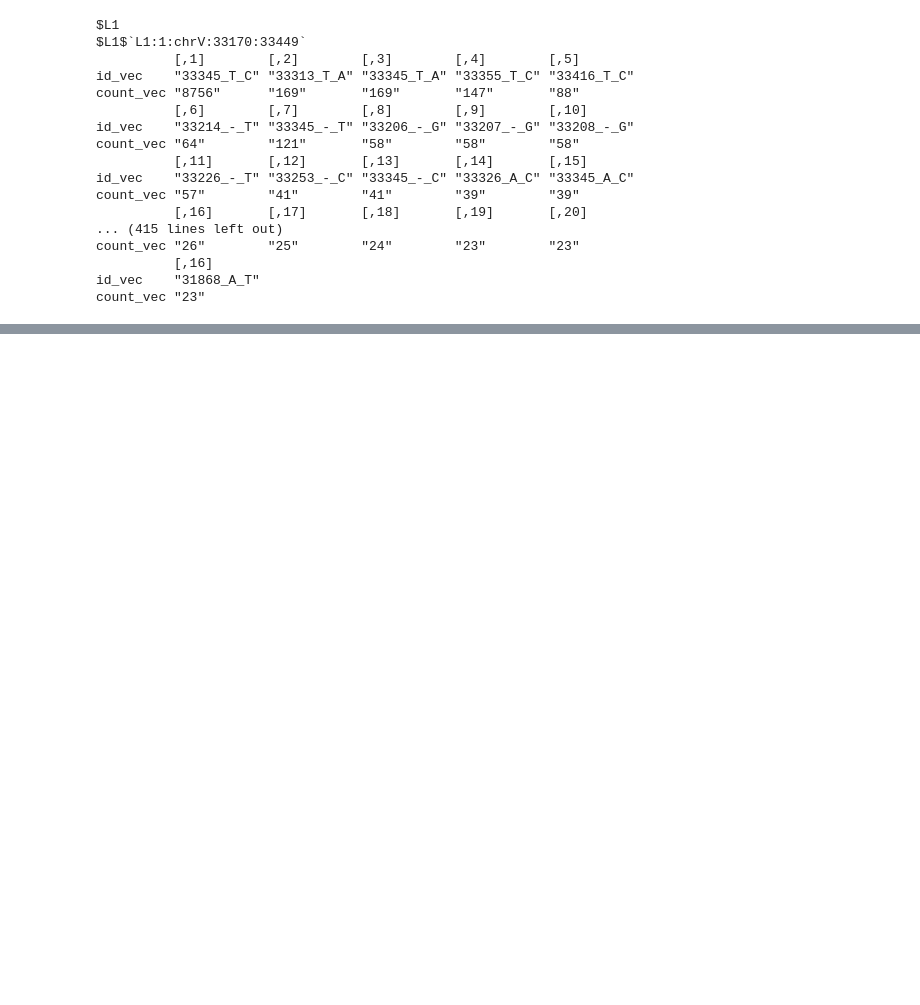
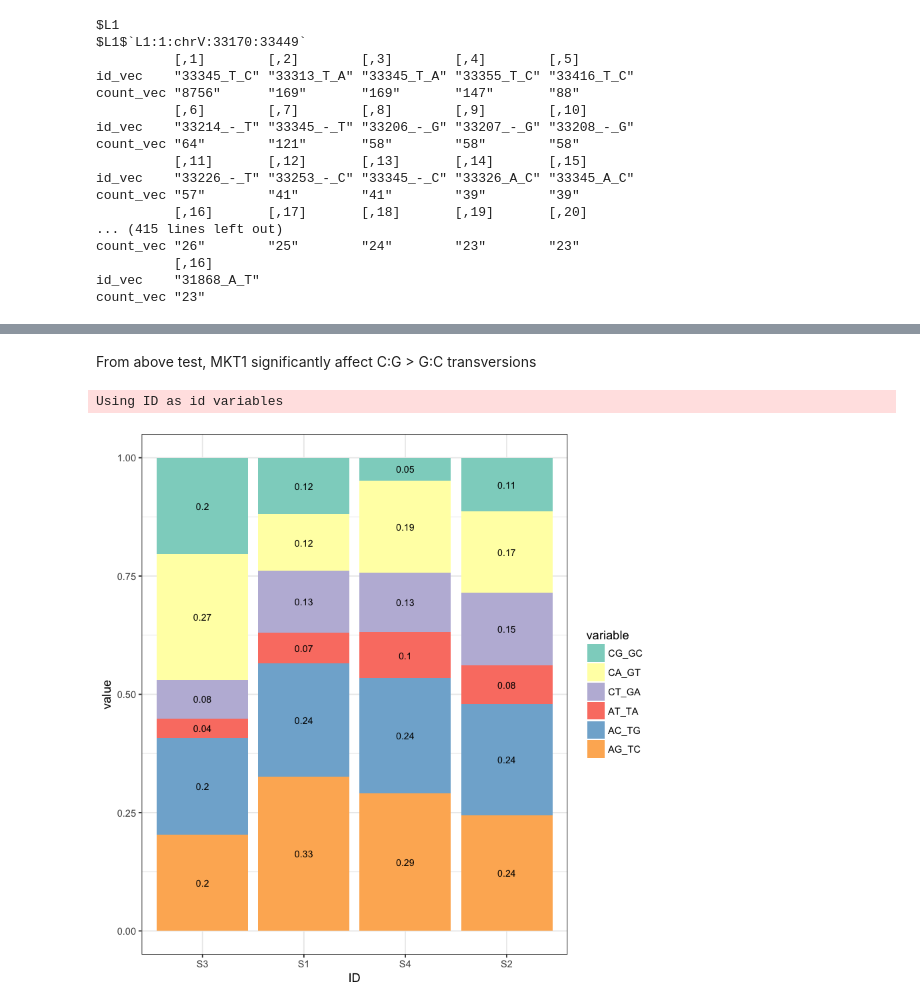
Before and after one commit to gouliangke/Mutation-rate, a Jupyter notebook: mutation_spectrum/mutation_spectrum.ipynb, the cells around one changed output, grey strips where cells are left out. Saved outputs shown, nothing was run; the diff lists cells and outputs as text; code cells hidden in the pictures; blank space fills up the shorter version.

Commit message:
update figure

```diff
--- a/mutation_spectrum/mutation_spectrum.ipynb
+++ b/mutation_spectrum/mutation_spectrum.ipynb
@@ -146,0 +97,11 @@ Using ID as id variables
+# %%
+selected_mutation_type = grep("N", colnames(count_mat), invert=T)
+count_mat_tmp=count_mat[,selected_mutation_type]
+count_mat_new=data.frame(
+                         CG_GC = count_mat_tmp$C_G+count_mat_tmp$G_C,
+                         CA_GT = count_mat_tmp$C_A+count_mat_tmp$G_T,
+                         CT_GA = count_mat_tmp$C_T+count_mat_tmp$G_A,
+                         AT_TA = count_mat_tmp$A_T+count_mat_tmp$T_A,
+                         AC_TG = count_mat_tmp$A_C+count_mat_tmp$T_G,
+                         AG_TC = count_mat_tmp$A_G+count_mat_tmp$T_C
+)
@@ -146,0 +128,16 @@ Using ID as id variables
+# %%
+count_mat_new3 = as.matrix(count_mat_new)
+
+count_effectRAD5 = data.frame(RM = as.vector(count_mat_new3[1,]+count_mat_new3[2,]),
+                              BY = as.vector(count_mat_new3[3,]+count_mat_new3[4,]),
+                              ID = c("CG_GC", "CA_GT", "CT_GA", "AT_TA","AC_TG","AG_TC") )
+
+## "CG_GC" "CA_GT" "CT_GA" "AT_TA" "AC_TG" "AG_TC"
+group_total = as.numeric(colSums(count_effectRAD5[,1:2]))
+
+prop.test(as.numeric(count_effectRAD5[1,1:2]), group_total)
+prop.test(as.numeric(count_effectRAD5[2,1:2]), group_total)
+prop.test(as.numeric(count_effectRAD5[3,1:2]), group_total)
+prop.test(as.numeric(count_effectRAD5[4,1:2]), group_total)
+prop.test(as.numeric(count_effectRAD5[5,1:2]), group_total)
+prop.test(as.numeric(count_effectRAD5[6,1:2]), group_total)
@@ -146,0 +283,17 @@ Using ID as id variables
+# %% [markdown]
+From above test, MKT1 significantly affect C:G > G:C transversions
+# %%
+group_total = apply(count_mat_new3, 1, sum)
+count_mat_new2 = count_mat_new/group_total
+count_mat_new2$ID = count_mat$ID
+df = melt(count_mat_new2)
+
+#order x axis by mutation rate from low to high
+p=ggplot(data=df, aes(x=ID, y=value, fill=variable)) + geom_bar(stat="identity", position="stack") +
+  scale_fill_brewer(palette = "Set3") + scale_x_discrete(limits=c('S3', 'S1', 'S4', 'S2') ) +
+  geom_text(aes(label=round(value,2)), size =3, position = position_stack(vjust = 0.5)) +
+  theme_bw()
+print(p)
+# %% [output]
+Using ID as id variables
+[figure, added]
```
Also changed, not shown: parts of 12 cells of this notebook.
